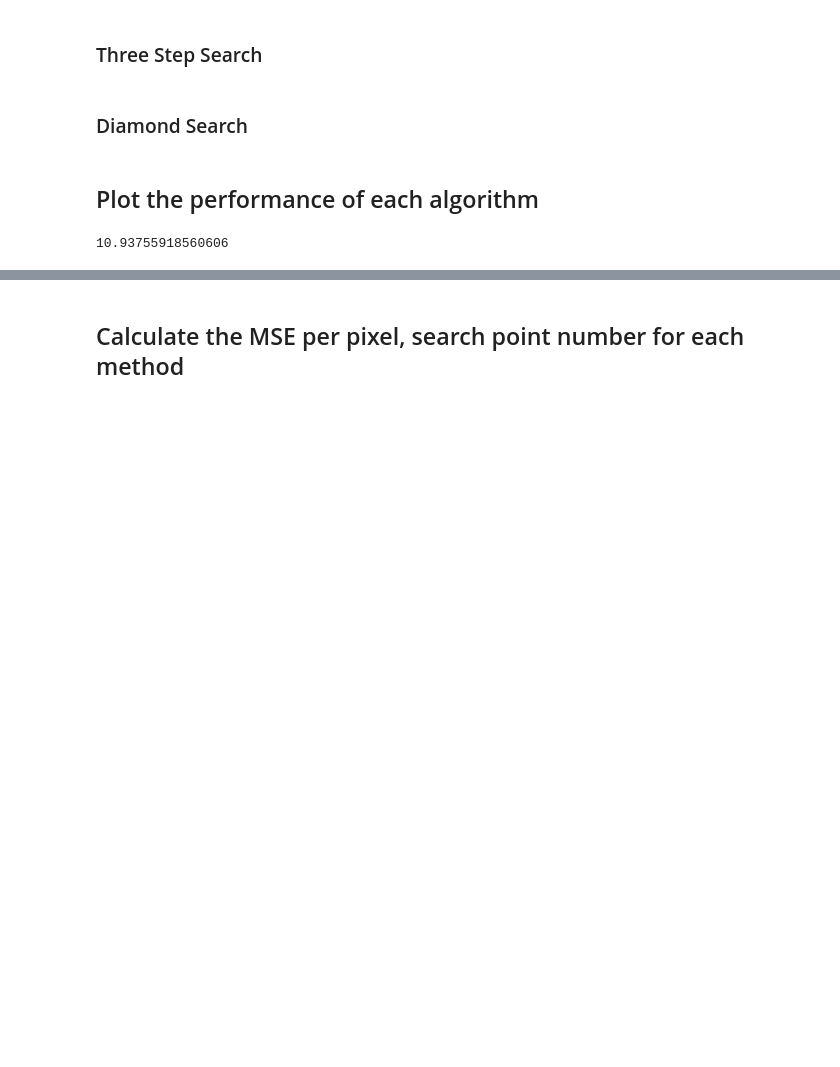
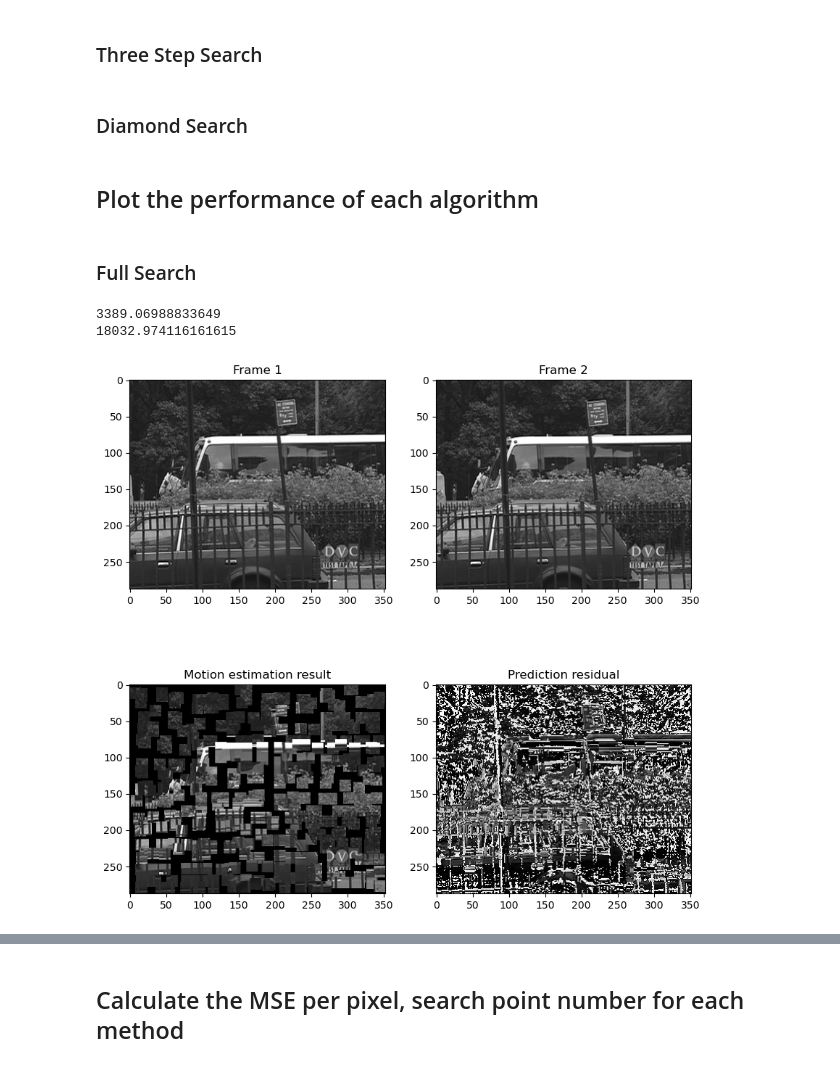
Before and after one commit to sparkcyf/SUSTech_EEE5347_Image-Video-Compression-and-Network-Communication, a Jupyter notebook: hw5/motion-estimation.ipynb, the cells around one changed output, grey strips where cells are left out. Saved outputs shown, nothing was run; the diff lists cells and outputs as text; code cells hidden in the pictures; blank space fills up the shorter version.

```diff
--- a/hw5/motion-estimation.ipynb
+++ b/hw5/motion-estimation.ipynb
@@ -22,7 +25,7 @@ def read_YUV_file(file_path, frame_index, frame_height=288, frame_width=352):
     return Y_data
 # %%
 def SAD(block1, block2):
-    return np.sum(np.abs(block1 - block2))
+    return np.mean(np.abs(block1 - block2))
 # %% [markdown]
 ## Search Alogrithm
 # %% [markdown]
@@ -262,9 +261,10 @@ def split_and_search(
         dx_dy_list_from_prev_frame = np.zeros(
             [2, frame1.shape[0] // block_size, frame1.shape[1] // block_size], dtype=int
         )
-    min_sad_list = []
-    frame1_mv = frame1.copy()
-    # frame1_mv = np.zeros(frame1.shape)
+    min_sad_list = np.zeros([frame1.shape[0] // block_size, frame1.shape[1] // block_size])
+    sad_call_count_list = np.zeros([frame1.shape[0] // block_size, frame1.shape[1] // block_size])
+    # frame1_mv = frame1.copy()
+    frame1_mv = np.zeros(frame1.shape)
     frame1_prediction_residual = np.zeros(frame1.shape)
     for block_start_row in range(0, frame1.shape[0], block_size):
         for block_start_col in range(0, frame1.shape[1], block_size):
@@ -293,7 +293,8 @@ def split_and_search(
             dx_dy_list[
                 1, block_start_row // block_size, block_start_col // block_size
             ] = dy
-            min_sad_list.append(min_sad)
+            min_sad_list[block_start_row // block_size, block_start_col // block_size] = min_sad
+            sad_call_count_list[block_start_row // block_size, block_start_col // block_size] = best_match_sad
             # print the position of current block
             # print(f"Block: ({block_start_row}, {block_start_col}) - ({block_start_row+block_size}, {block_start_col+block_size})")
             # print(f"dx: {dx}, dy: {dy}, apply area: ({block_start_row+dy}, {block_start_col+dx}) - ({block_start_row+block_size+dy}, {block_start_col+block_size+dx})")
@@ -313,7 +314,7 @@ def split_and_search(
     # calculate the avg SAD
     avg_sad = np.mean(min_sad_list)
     # calculate average number of SAD computations
-    avg_sad_call_count = best_match_sad
+    avg_sad_call_count = np.mean(sad_call_count_list)
     # print avg dx and dy
     # print("avg dx: ", np.mean(dx_list))
     # print("avg dy: ", np.mean(dy_list))
@@ -327,16 +328,15 @@ def split_and_search(
 # %% [markdown]
 ## Plot the performance of each algorithm
 # %%
-# plot frame_mv, Y1, Y2 and residual
-def plot_frame_mv(frame_mv, Y1, Y2):
+def plot_motion_estimation(frame1, frame2, frame_pred, residual):
     fig, axes = plt.subplots(2, 2, figsize=(10, 10))
-    axes[0, 0].imshow(Y1, cmap='gray')
+    axes[0, 0].imshow(frame1, cmap='gray')
     axes[0, 0].set_title('Frame 1')
-    axes[0, 1].imshow(Y2, cmap='gray')
+    axes[0, 1].imshow(frame2, cmap='gray')
     axes[0, 1].set_title('Frame 2')
-    axes[1, 0].imshow(frame_mv, cmap='gray')
-    axes[1, 0].set_title('Frame 1 with motion vectors')
-    axes[1, 1].imshow(frame_prediction_residual, cmap='gray')
+    axes[1, 0].imshow(frame_pred, cmap='gray')
+    axes[1, 0].set_title('Motion estimation result')
+    axes[1, 1].imshow(residual, cmap='gray')
     axes[1, 1].set_title('Prediction residual')
     plt.show()
 # %%
@@ -345,7 +347,13 @@ def mse(frame1, frame2):
+# %% [markdown]
+### Full Search
 # %%
-Y1= read_YUV_file('akiyo_cif.yuv', frame_index=2)
-Y2= read_YUV_file('akiyo_cif.yuv', frame_index=3)
+Y1= read_YUV_file(YUV_file, frame_index=2)
+Y2= read_YUV_file(YUV_file, frame_index=3)
 frame_mv, frame_prediction_residual, svg_sad, avg_sad_call_count, dx_dy_list = split_and_search(Y1,Y2,16,30, full_search)
 print(mse(Y2, frame_mv))
+print(np.square(frame_prediction_residual).mean())
+plot_motion_estimation(Y1, Y2, frame_mv, frame_prediction_residual)
 # %% [output]
-10.93755918560606
+3389.06988833649
+18032.974116161615
+[figure, added]
```
Also changed, not shown: parts of 21 cells of this notebook.
